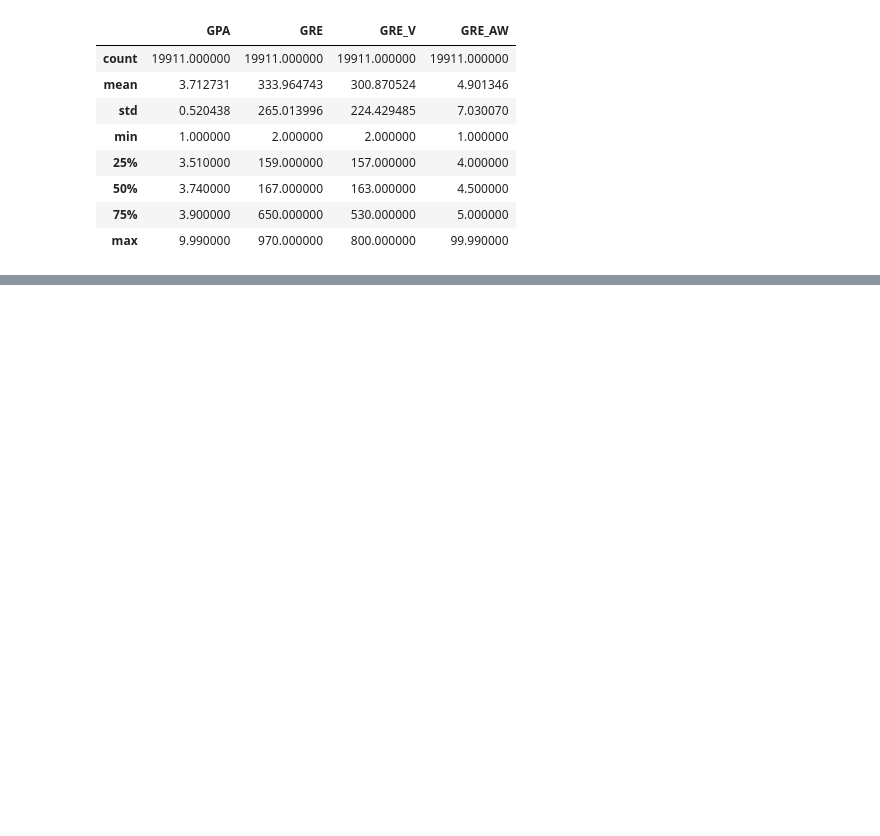
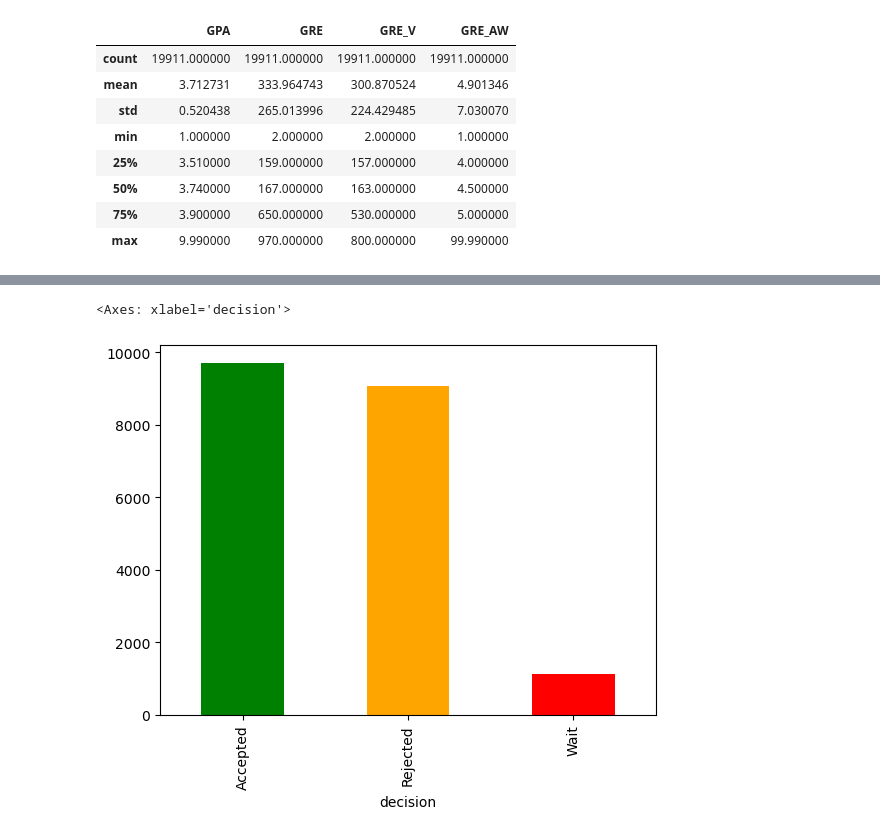
Before and after one commit to rasolonjanahary/Projet-de-fin-de-L2, a Jupyter notebook: grad_cafe_code.ipynb, the cells around one changed output, grey strips where cells are left out. Cells and saved outputs as stored; diff of their text form; code cells hidden in the pictures; blank space fills up the shorter version.

```diff
--- a/grad_cafe_code.ipynb
+++ b/grad_cafe_code.ipynb
@@ -129,0 +185,5 @@ sns.heatmap(corr_matrix ,annot=True, cmap="coolwarm")
+# %%
+df_clean["decision"].value_counts().plot(kind='bar', color=['green', 'orange', 'red'])
+# %% [output]
+<Axes: xlabel='decision'>
+[figure, added]
```
Also changed, not shown: parts of 18 cells of this notebook, 1 other file.
